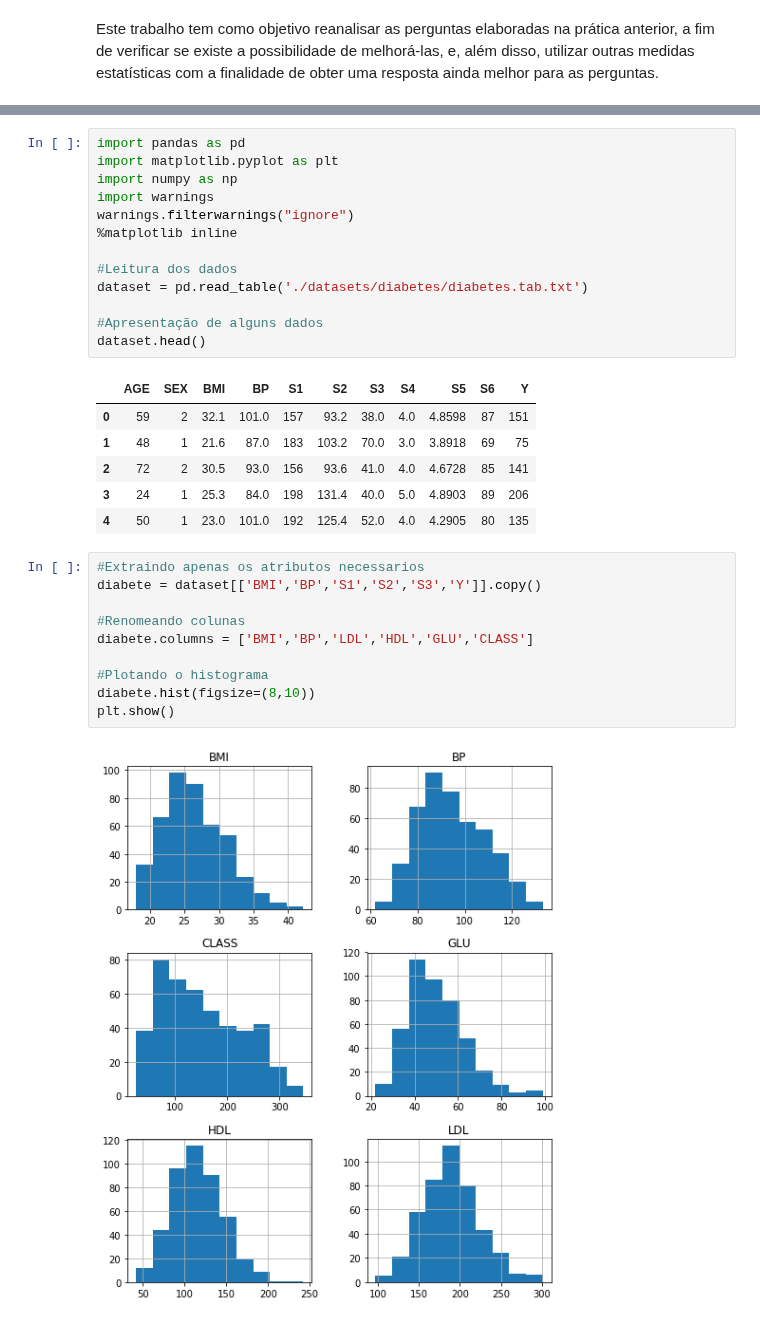
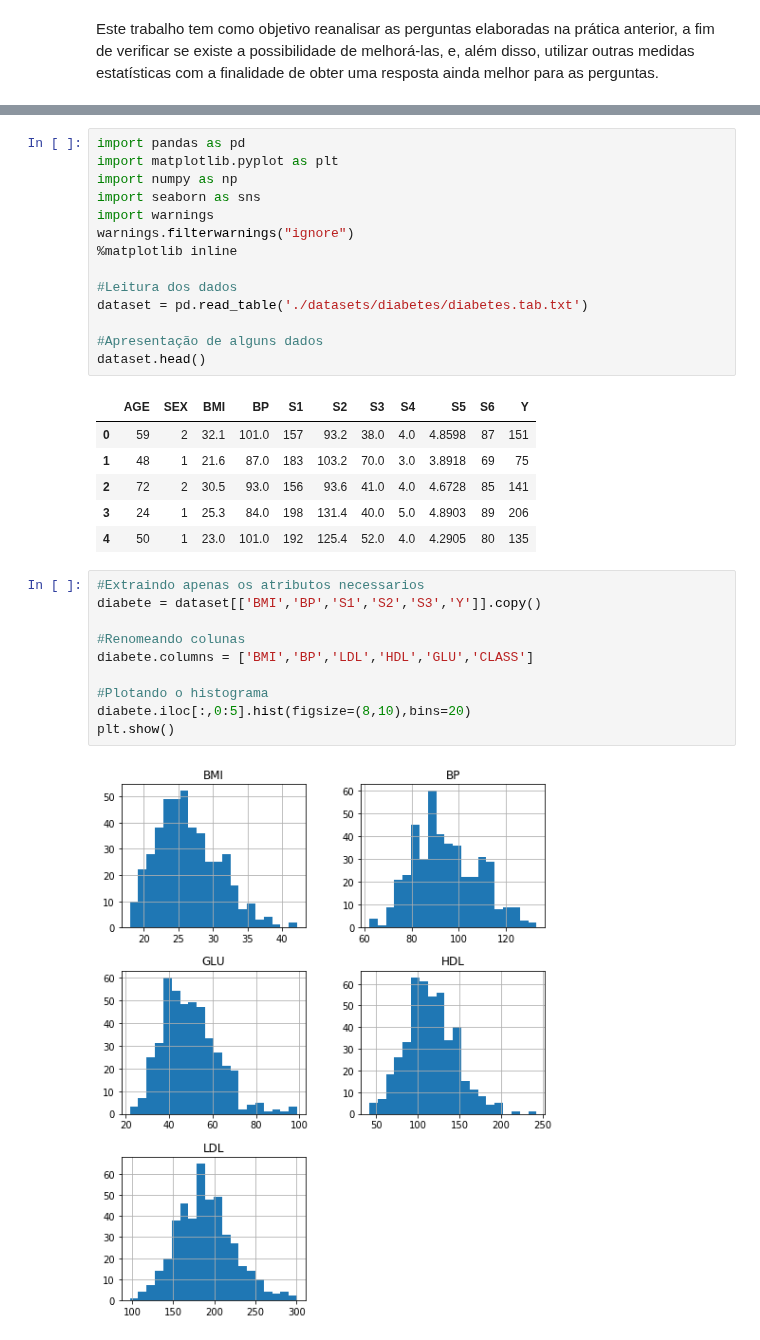
Before and after one commit to LucasSugi/data-science, a Jupyter notebook: pratica_3/pratica_3_9293286_9293251.ipynb, the cells around one changed output, grey strips where cells are left out. Cells and saved outputs as stored; diff of their text form.

```diff
--- a/pratica_3/pratica_3_9293286_9293251.ipynb
+++ b/pratica_3/pratica_3_9293286_9293251.ipynb
@@ -38,6 +38,7 @@ Glu (S3)
 import pandas as pd
 import matplotlib.pyplot as plt
 import numpy as np
+import seaborn as sns
 import warnings
 warnings.filterwarnings("ignore")
 %matplotlib inline
@@ -57,12 +58,12 @@ dataset.head()
 # %%
 #Extraindo apenas os atributos necessarios
 diabete = dataset[['BMI','BP','S1','S2','S3','Y']].copy()
 
 #Renomeando colunas
 diabete.columns = ['BMI','BP','LDL','HDL','GLU','CLASS']
 
 #Plotando o histograma
-diabete.hist(figsize=(8,10))
+diabete.iloc[:,0:5].hist(figsize=(8,10),bins=20)
 plt.show()
 # %% [output]
-[figure, old version]
+[figure, new version]
```
Also changed, not shown: parts of 9 cells of this notebook.
